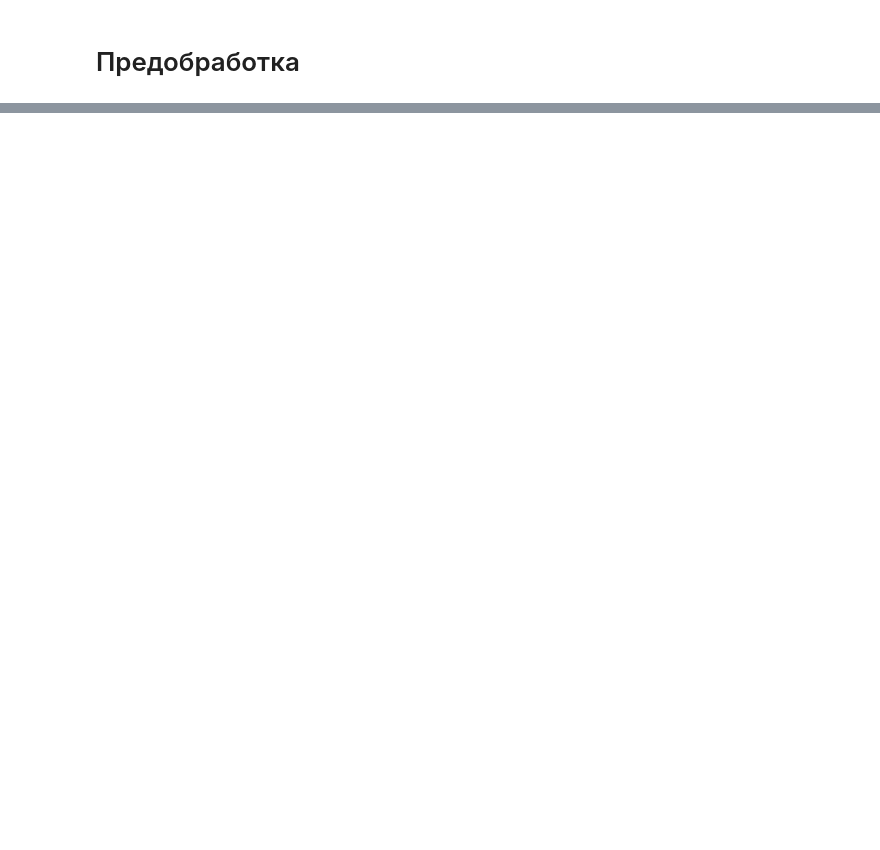
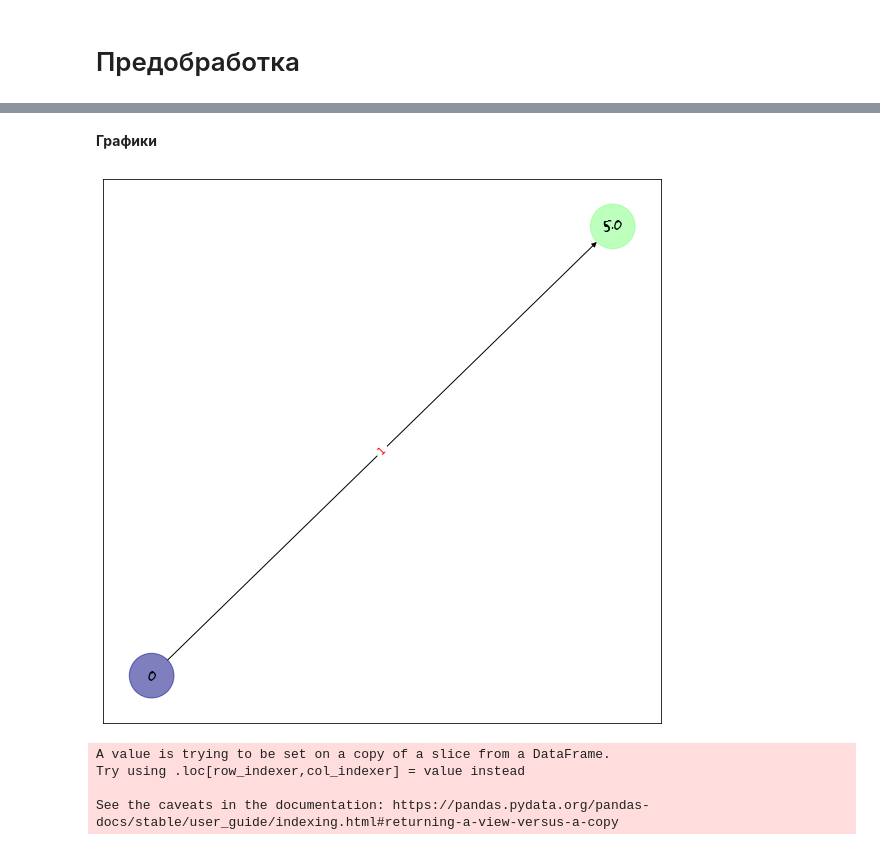
Before and after one commit to prostosysop/RZD, a Jupyter notebook: Clear_data.ipynb, the cells around one changed output, grey strips where cells are left out. Saved outputs shown, nothing was run; the diff lists cells and outputs as text; code cells hidden in the pictures; blank space fills up the shorter version.

```diff
--- a/Clear_data.ipynb
+++ b/Clear_data.ipynb
@@ -616,0 +284,7 @@ RFC_bp.n_features_in
+# %%
+vag_dict_df=pd.read_csv('/content/drive/MyDrive/ColabNotebooks/Hakaton/VIVSD_ASOUP_NSI_TN_OPER_VAG.csv')
+poezd_dict_df=pd.read_csv('/content/drive/MyDrive/ColabNotebooks/Hakaton/VIVSD_ASOUP_NSI_TN_OPER_POEZD.csv')
+# %%
+print('Уникальных операций с вагонами в датасете:')
+for i in df_includes.operation_car[df_includes.operation_car.notnull()].value_counts().index:
+    print(i,vag_dict_df.naimen_oper[vag_dict_df.dor_nsi == i].values)
@@ -616,0 +294,4 @@ RFC_bp.n_features_in
+# %%
+print('Уникальных операций с поездами в датасете:')
+for i in df_includes.operation_train[df_includes.operation_train.notnull()].value_counts().index:
+    print(i,poezd_dict_df.mnem_oper[poezd_dict_df.dor_nsi == i].values)
@@ -616,0 +499,2 @@ RFC_bp.n_features_in
+# %% [markdown]
+**Графики**
@@ -616,0 +587,14 @@ RFC_bp.n_features_in
+# %%
+#Построить рандомный вагон
+#!pip install networkx
+#import networkx as nx
+#from matplotlib import cm
+#import matplotlib.pyplot as plt
+#import graphviz
+#import math
+
+random_graph_object = Graph()
+svag_df['operation_train'].apply(lambda x: random_graph_object.write_graph(x))
+random_graph_object.draw_graph(figsize=(10, 10), width_count_method=None, node_size=2000)
+# %% [output]
+[figure, added]
@@ -616,0 +604,8 @@ RFC_bp.n_features_in
+# %%
+stan_df=get_sample_df(df_includes, 'destination_esr')
+stan_df['operation_train']=stan_df['operation_train'].apply(vag_dict.to_dict()['mnem_oper'].get)
+# %% [output]
+A value is trying to be set on a copy of a slice from a DataFrame.
+Try using .loc[row_indexer,col_indexer] = value instead
+
+See the caveats in the documentation: https://pandas.pydata.org/pandas-docs/stable/user_guide/indexing.html#returning-a-view-versus-a-copy
```
Also changed, not shown: parts of 87 cells of this notebook.
